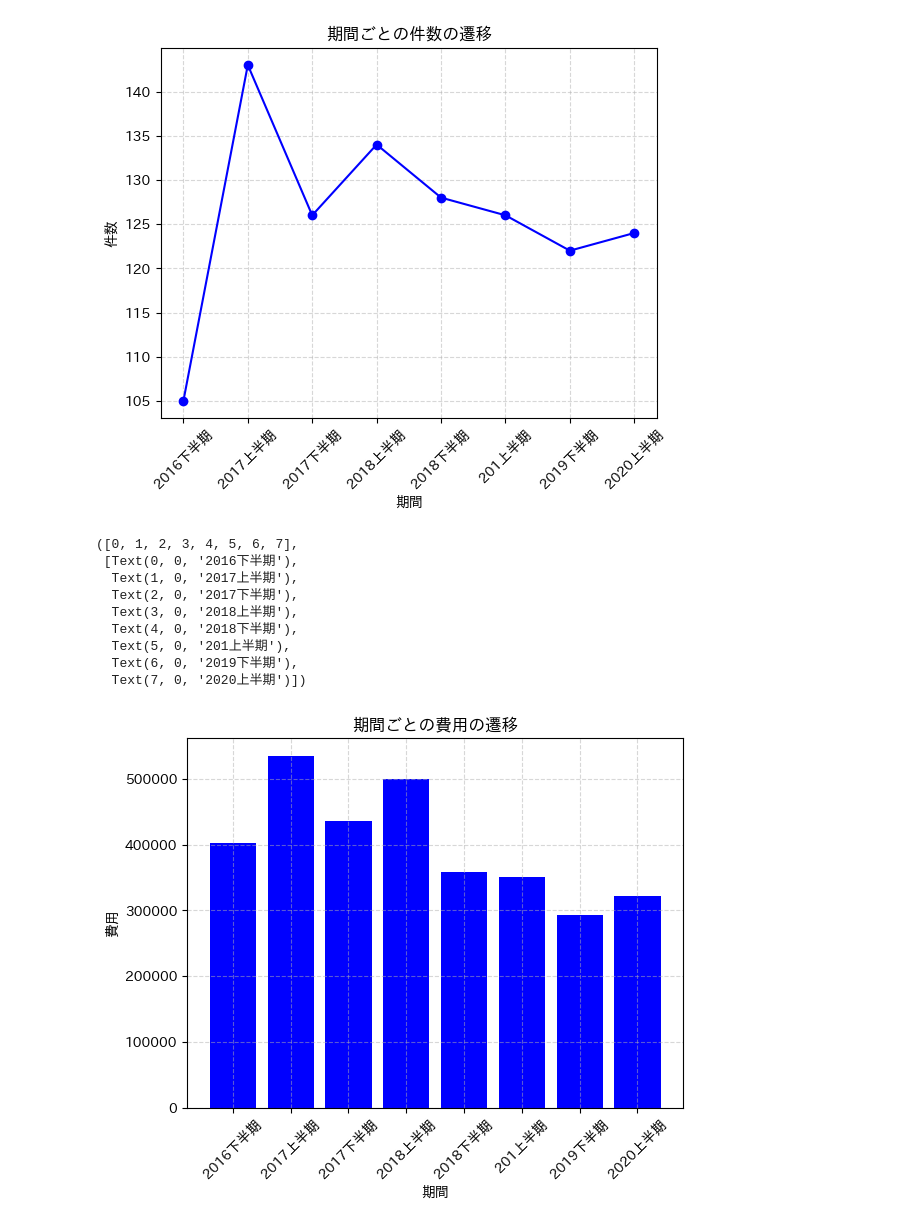
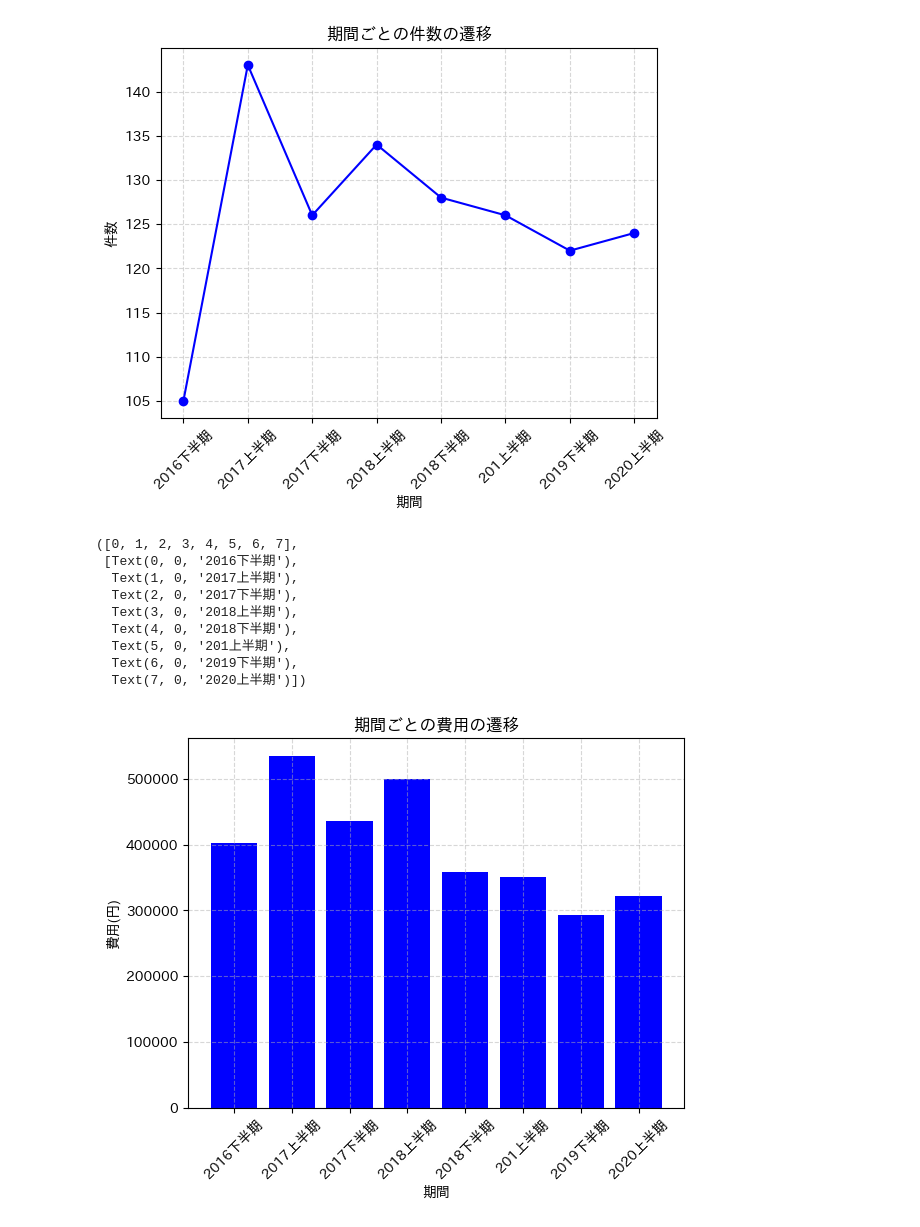
Before and after one commit to keinfukuda/BasicPython, a Jupyter notebook: matplotlib_exercise.ipynb, the cells around one changed output. Drawn from its saved outputs; the diff is of its cells as text; code cells hidden in the pictures.

```diff
--- a/matplotlib_exercise.ipynb
+++ b/matplotlib_exercise.ipynb
@@ -164,21 +164,21 @@ plt.xticks(rotation=45)
 # %%
 plt.bar(df_line_data['期間'], df_line_data['費用'], color='blue')
 
 plt.grid(True, linestyle='--', alpha=0.5)
 
 plt.xlabel('期間')
-plt.ylabel('費用')
+plt.ylabel('費用(円)')
 plt.title('期間ごとの費用の遷移')
 
 plt.xticks(rotation=45)
 # %% [output]
 ([0, 1, 2, 3, 4, 5, 6, 7],
  [Text(0, 0, '2016下半期'),
   Text(1, 0, '2017上半期'),
   Text(2, 0, '2017下半期'),
   Text(3, 0, '2018上半期'),
   Text(4, 0, '2018下半期'),
   Text(5, 0, '201上半期'),
   Text(6, 0, '2019下半期'),
   Text(7, 0, '2020上半期')])
-[figure, old version]
+[figure, new version]
```
Also changed, not shown: parts of 1 cell of this notebook.
